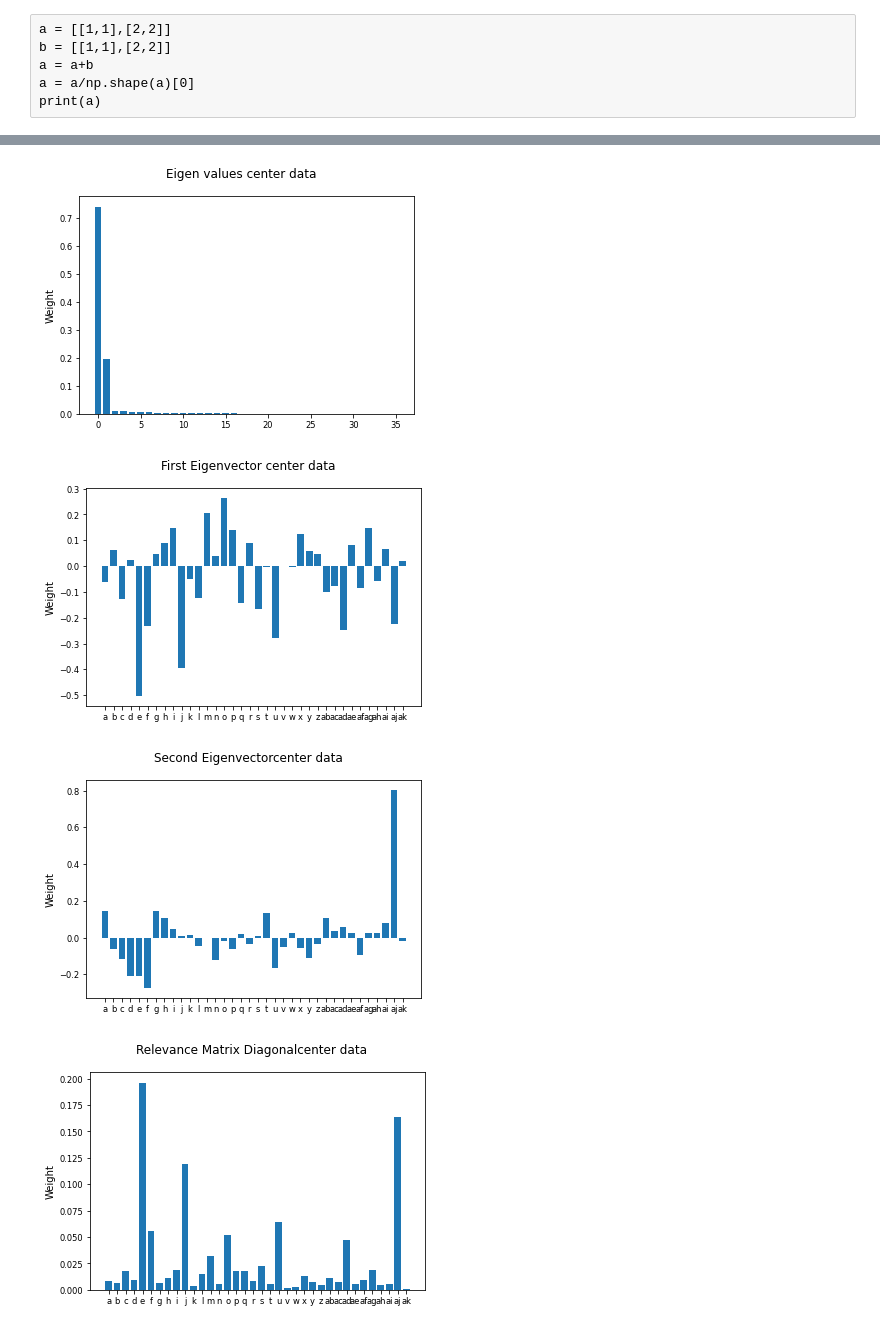
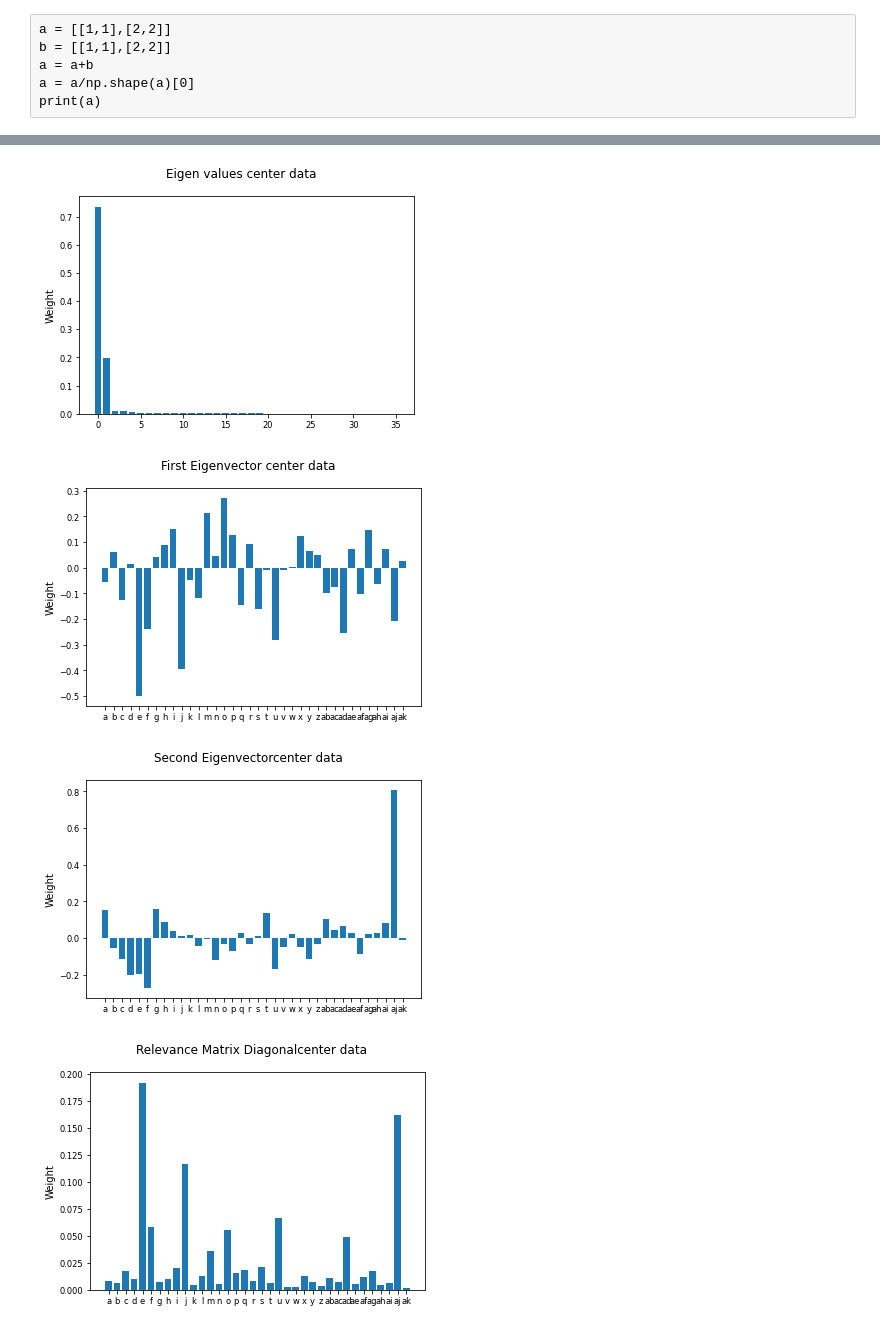
Before and after one commit to NehaBari/Masters-Thesis-2021, a Jupyter notebook: kfold.ipynb, the cells around one changed output, grey strips where cells are left out. Cells and saved outputs as stored; diff of their text form; code cells hidden in the pictures.

Commit message:
dynamic repeatedkfold for main dataset
improved plots
corrected modelmatrix dimension
5 repeated, 10 kfold

```diff
--- a/kfold.ipynb
+++ b/kfold.ipynb
@@ -122,13 +126,13 @@ def train_modelkfold(data, label,disease,correctionmatrix,folds=10):
         #histories.append(history_kfold)
     return modelmatrix
 # %%
-def calculate_lambda(modelmatrix):
+def calculate_lambda(modelmatrix,repeated):
     #average_lambda = np.mean(sum(model.lambda_ for model in modellist),axis=0)
     #check the shape of total_lambda
 
     total_lambda = np.zeros((36,36),dtype = 'float')
 
-    for i in range(2):
+    for i in range(repeated):
 
         lambdaperfold = np.zeros((36,36),dtype='float')
 
@@ -141,7 +145,7 @@ def calculate_lambda(modelmatrix):
         total_lambda = total_lambda + lambdaperfold
         #total lambda = average lambda, avergae lambda is divided by total number of repeats
 
-    total_lambda = total_lambda/2
+    total_lambda = total_lambda/repeated
     # check if this assignment is necessary
     #average_lambda = total_lambda/np.shape(modelmatrix)[0]
     return total_lambda
@@ -216,23 +220,32 @@ def correction_matrix(eigenvectors):
 # check if this is the right label for disease
 data,labels,centerdata,centerlabels = getdata()
 
-centermodel = train_modelkfold(centerdata,centerlabels,False,None)
+centermodel = train_modelkfold(centerdata,centerlabels,False,None,5)
 
-average_lambda_center = calculate_lambda(centermodel)
+average_lambda_center = calculate_lambda(centermodel,5)
+
+print('                                                     ')
+
+
+print('The sum of the digonal of the center relevance matrix')
 
 print(np.sum(np.diagonal(average_lambda_center)))
 
-eigenvalues,eigenvectors = eigendecomposition(average_lambda_center)
+print('                                                     ')
 
 
-correctionmatrix = correction_matrix(eigenvectors)
-
-diseasemodel = train_modelkfold(data,labels,True,correctionmatrix)
-
-correction_matrix(eigenvectors)
-
-average_lambda_disease = calculate_lambda(diseasemodel)
+eigenvaluescenter,eigenvectorscenter = eigendecomposition(average_lambda_center)
 
 
+correctionmatrix = correction_matrix(eigenvectorscenter)
+
+diseasemodel = train_modelkfold(data,labels,True,correctionmatrix,5)
+
+average_lambda_disease = calculate_lambda(diseasemodel,5)
+
+eigenvaluesdisease,eigenvectorsdisease = eigendecomposition(average_lambda_disease)
+
+print('The sum of the digonal of the disease relevance matrix')
+
 print(np.sum(np.diagonal(average_lambda_disease)))
 # %% [output]
@@ -293,10 +306,10 @@ def ploteigenvalues(eigenvalues,eigenvectors,average_lambda,d):
     ax.grid(False)
     fig.savefig('relevancematrix'+d+'.eps', format='eps')
 # %%
-ploteigenvalues(eigenvalues,eigenvectors,average_lambda_center,'center')
+ploteigenvalues(eigenvaluescenter,eigenvectorscenter,average_lambda_center,'center')
 # %% [output]
 [figure]
-[figure, old version]
+[figure, new version]
-[figure, old version]
+[figure, new version]
-[figure, old version]
+[figure, new version]
 # %%
```
Also changed, not shown: parts of 4 cells of this notebook.
